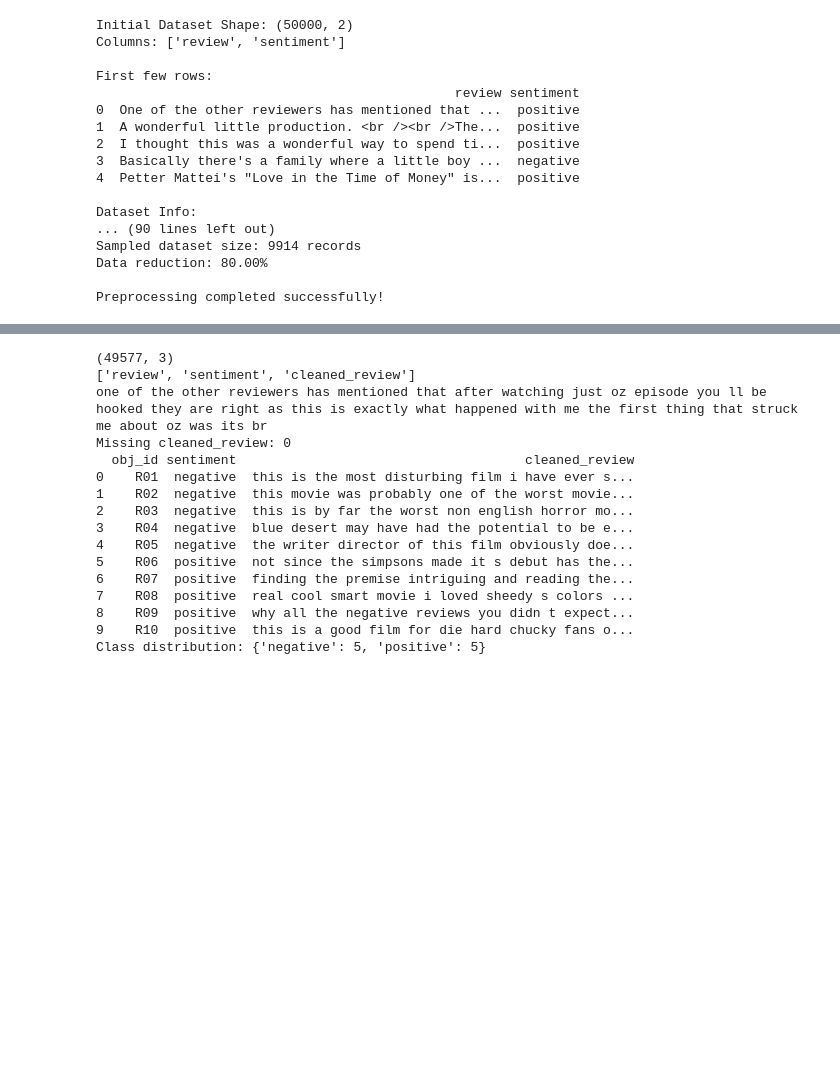
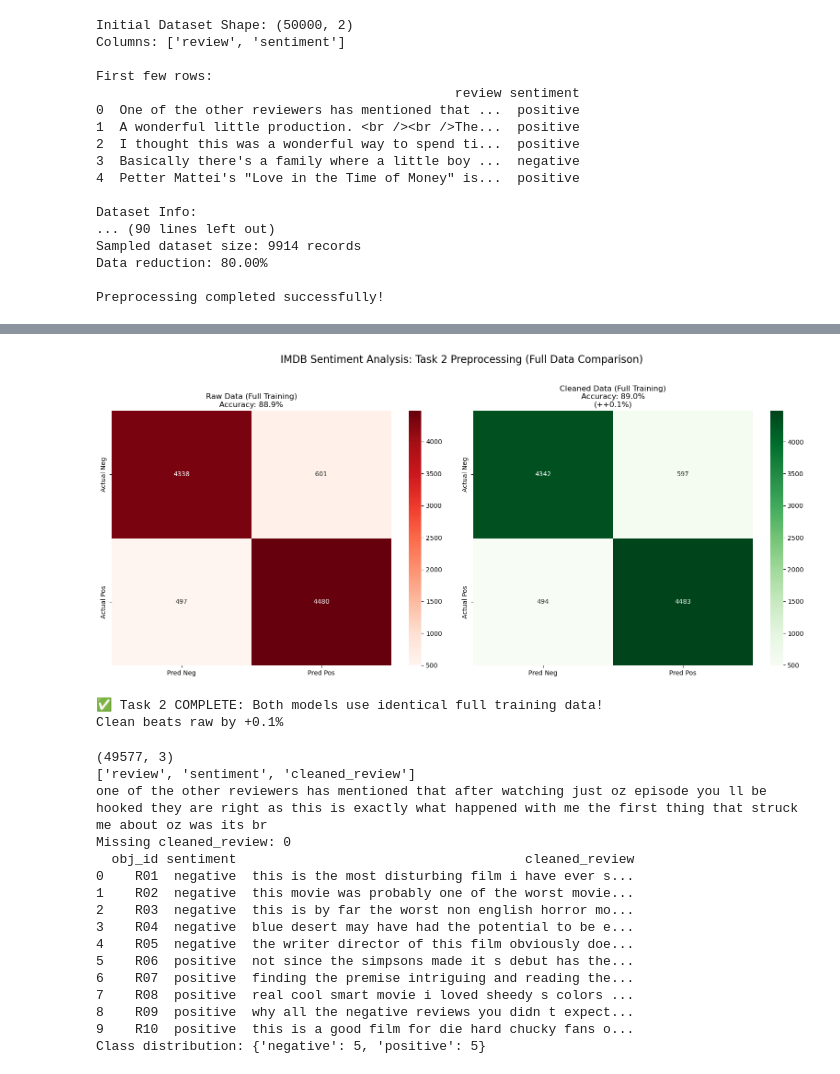
Before and after one commit to smera-renjithlal/Sentiment-Analysis-of-Movie-Reviews, a Jupyter notebook: T5.ipynb, the cells around one changed output, grey strips where cells are left out. Drawn from its saved outputs; the diff is of its cells as text; code cells hidden in the pictures; blank space fills up the shorter version.

Commit message:
All tasks combined into T5

```diff
--- a/T5.ipynb
+++ b/T5.ipynb
@@ -160,0 +224,77 @@ Preprocessing completed successfully!
+# %%
+#-------- TASK 4 --------
+df = pd.read_csv('IMDB_Dataset.csv', engine='python', on_bad_lines='warn')
+print(f"Original dataset: {df.shape}")
+
+def clean_text(text):
+    text = text.lower()
+    text = re.sub(r'<.*?>', ' ', text)
+    text = re.sub(r'http\S+', ' ', text)
+    text = re.sub(r'[^a-zA-Z\s!?.,]', ' ', text)
+    text = re.sub(r'\s+', ' ', text).strip()
+    return text
+
+df['cleaned'] = df['review'].apply(clean_text)
+df_clean = df.drop_duplicates(subset='cleaned').reset_index(drop=True)
+print(f"After cleaning + dedup: {df_clean.shape}")
+
+train_idx, test_idx = train_test_split(
+    df_clean.index, test_size=0.2, random_state=42,
+    stratify=df_clean['sentiment']
+)
+
+X_train_raw = df_clean.loc[train_idx, 'review']
+X_test_raw = df_clean.loc[test_idx, 'review']
+X_train_clean = df_clean.loc[train_idx, 'cleaned']
+X_test_clean = df_clean.loc[test_idx, 'cleaned']
+y_train = df_clean.loc[train_idx, 'sentiment'].map({'positive': 1, 'negative': 0})
+y_test = df_clean.loc[test_idx, 'sentiment'].map({'positive': 1, 'negative': 0})
+
+print(f"Train size (BOTH models): {len(y_train)}")
+print(f"Test size: {len(y_test)}")
+
+
+tfidf = TfidfVectorizer(max_features=5000, stop_words='english')
+X_train_raw_vec = tfidf.fit_transform(X_train_raw)
+X_test_raw_vec = tfidf.transform(X_test_raw)
+X_train_clean_vec = tfidf.transform(X_train_clean)
+X_test_clean_vec = tfidf.transform(X_test_clean)
+
+print("\nTraining models on FULL datasets...")
+model_raw = LogisticRegression(random_state=42, max_iter=1000)
+model_raw.fit(X_train_raw_vec, y_train)
+raw_acc = model_raw.score(X_test_raw_vec, y_test)
+
+model_clean = LogisticRegression(random_state=42, max_iter=1000)
+model_clean.fit(X_train_clean_vec, y_train)
+clean_acc = model_clean.score(X_test_clean_vec, y_test)
+
+print(f"Raw Accuracy (40K full):  {raw_acc:.3f}")
+print(f"Clean Accuracy (40K full):{clean_acc:.3f}")
+print(f"Improvement: {clean_acc - raw_acc:+.1%}")
+
+y_pred_raw = model_raw.predict(X_test_raw_vec)
+y_pred_clean = model_clean.predict(X_test_clean_vec)
+cm_raw = confusion_matrix(y_test, y_pred_raw)
+cm_clean = confusion_matrix(y_test, y_pred_clean)
+
+fig, (ax1, ax2) = plt.subplots(1, 2, figsize=(16, 7))
+
+sns.heatmap(cm_raw, annot=True, fmt='d', cmap='Reds',
+            xticklabels=['Pred Neg', 'Pred Pos'],
+            yticklabels=['Actual Neg', 'Actual Pos'], ax=ax1)
+ax1.set_title(f'Raw Data (Full Training)\nAccuracy: {raw_acc:.1%}', fontsize=12)
+
+sns.heatmap(cm_clean, annot=True, fmt='d', cmap='Greens',
+            xticklabels=['Pred Neg', 'Pred Pos'],
+            yticklabels=['Actual Neg', 'Actual Pos'], ax=ax2)
+ax2.set_title(f'Cleaned Data (Full Training)\nAccuracy: {clean_acc:.1%}\n(+{clean_acc-raw_acc:+.1%})', fontsize=12)
+
+plt.suptitle('IMDB Sentiment Analysis: Task 2 Preprocessing (Full Data Comparison)', fontsize=16, y=1.02)
+plt.tight_layout()
+plt.savefig('task2_full_data_comparison.png', dpi=300, bbox_inches='tight', facecolor='white')
+plt.show()
+
+print("\n✅ Task 2 COMPLETE: Both models use identical full training data!")
+print(f"Clean beats raw by {clean_acc - raw_acc:+.1%}")
+# %% [output]
@@ -161 +310,4 @@ Preprocessing completed successfully!
+[figure, added]
+✅ Task 2 COMPLETE: Both models use identical full training data!
+Clean beats raw by +0.1%
 # %%
```
Also changed, not shown: parts of 6 cells of this notebook.
